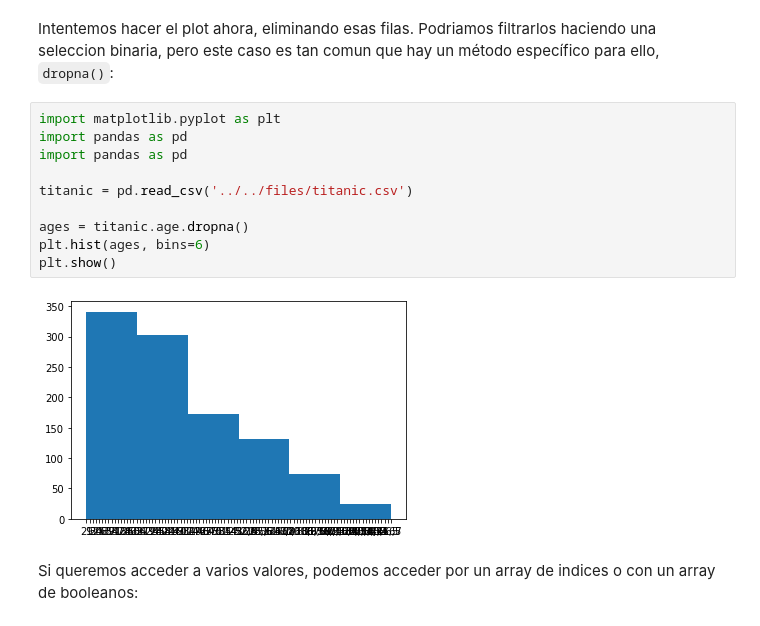
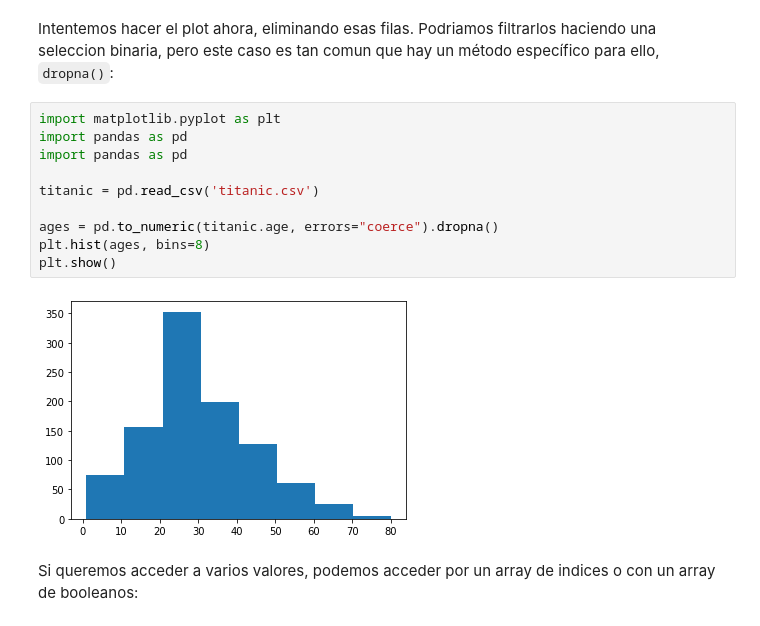
Before and after one commit to pythoncanarias/eoi, a Jupyter notebook: 05-libs/external/pandas/pandas.ipynb, the cells around one changed output. Drawn from its saved outputs; the diff is of its cells as text.

```diff
--- a/05-libs/external/pandas/pandas.ipynb
+++ b/05-libs/external/pandas/pandas.ipynb
@@ -413,15 +404,15 @@ binaria, pero este caso es tan comun que hay un método específico para ello, `
 # %%
 import matplotlib.pyplot as plt
 import pandas as pd
 import pandas as pd
 
-titanic = pd.read_csv('../../files/titanic.csv')
+titanic = pd.read_csv('titanic.csv')
 
-ages = titanic.age.dropna()
-plt.hist(ages, bins=6)
+ages = pd.to_numeric(titanic.age, errors="coerce").dropna()
+plt.hist(ages, bins=8)
 plt.show()
 # %% [output]
-[figure, old version]
+[figure, new version]
 # %% [markdown]
 Si queremos acceder a varios valores, podemos acceder por un array de indices o con un array de booleanos:
 # %%
```
Also changed, not shown: parts of 36 cells of this notebook, 4 other files.
